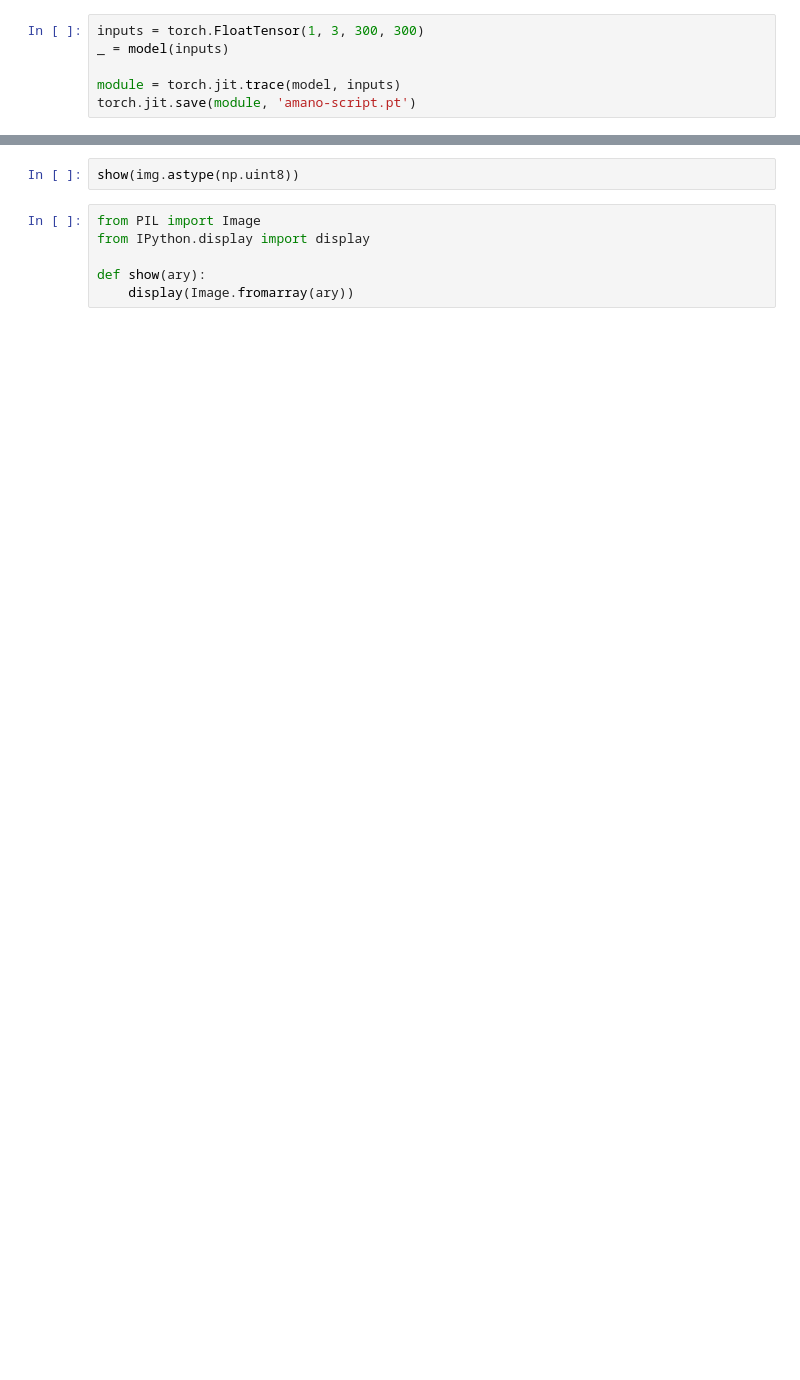
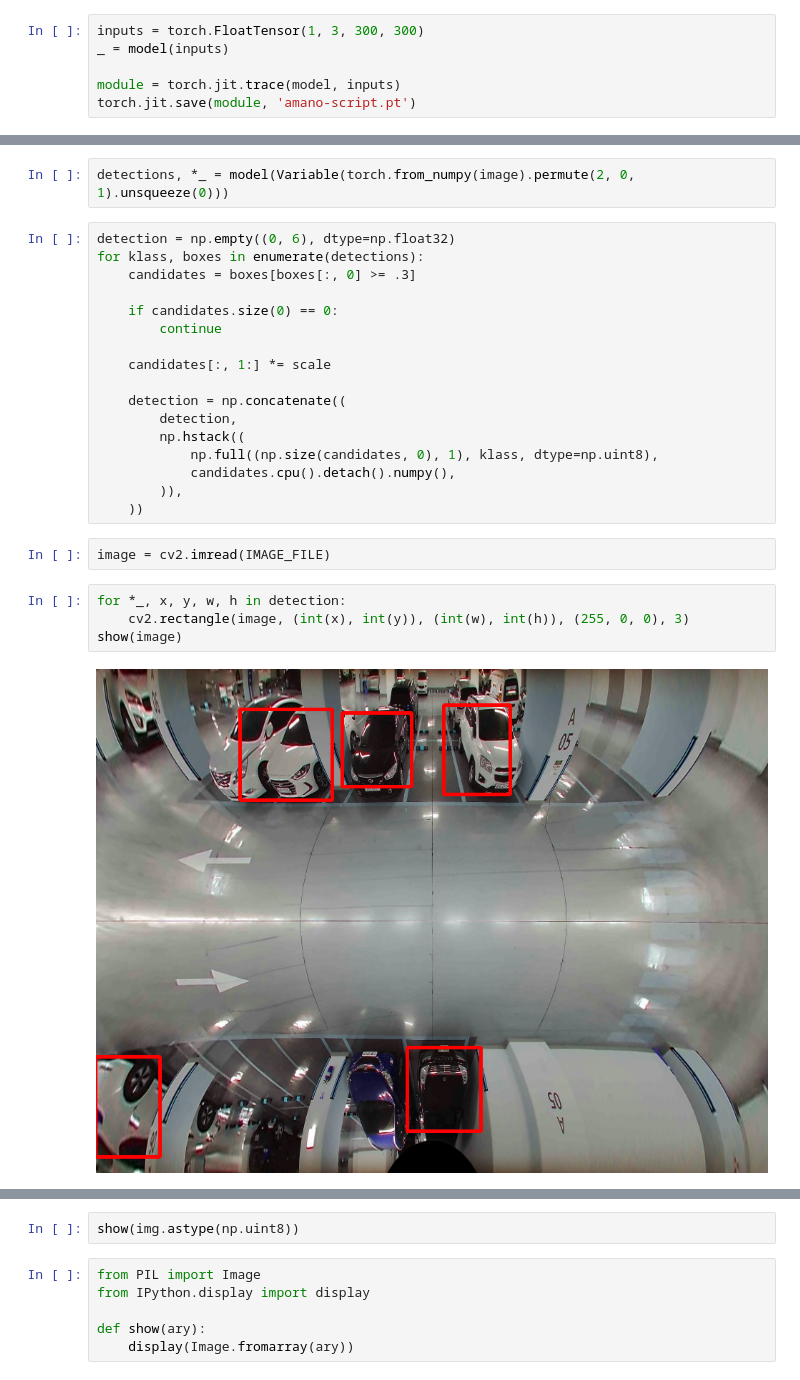
Before and after one commit to MaybeS/Detector, a Jupyter notebook: labs/export.ipynb, the cells around one changed output, grey strips where cells are left out. Saved outputs shown, nothing was run; the diff lists cells and outputs as text; blank space fills up the shorter version.

```diff
--- a/labs/export.ipynb
+++ b/labs/export.ipynb
@@ -37,0 +113,27 @@ torch.jit.save(module, 'amano-script.pt')
+# %%
+detections, *_ = model(Variable(torch.from_numpy(image).permute(2, 0, 1).unsqueeze(0)))
+# %%
+detection = np.empty((0, 6), dtype=np.float32)
+for klass, boxes in enumerate(detections):
+    candidates = boxes[boxes[:, 0] >= .3]
+
+    if candidates.size(0) == 0:
+        continue
+
+    candidates[:, 1:] *= scale
+
+    detection = np.concatenate((
+        detection,
+        np.hstack((
+            np.full((np.size(candidates, 0), 1), klass, dtype=np.uint8),
+            candidates.cpu().detach().numpy(),
+        )),
+    ))
+# %%
+image = cv2.imread(IMAGE_FILE)
+# %%
+for *_, x, y, w, h in detection:
+    cv2.rectangle(image, (int(x), int(y)), (int(w), int(h)), (255, 0, 0), 3)
+show(image)
+# %% [output]
+[figure, added]
```
Also changed, not shown: parts of 23 cells of this notebook, 28 other files.
